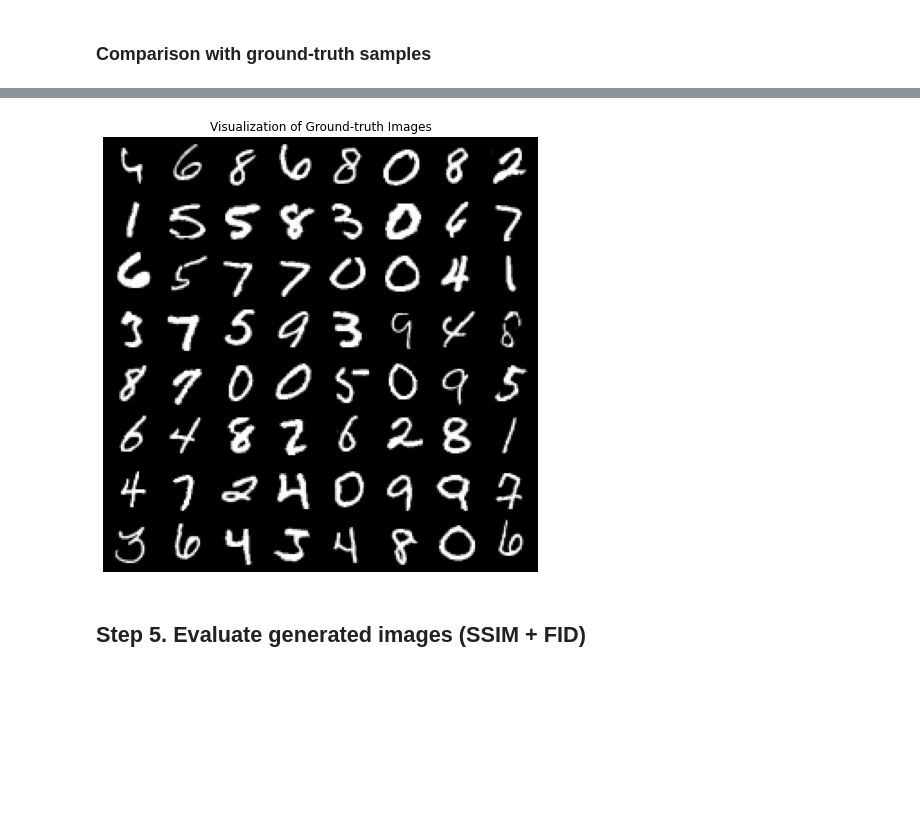
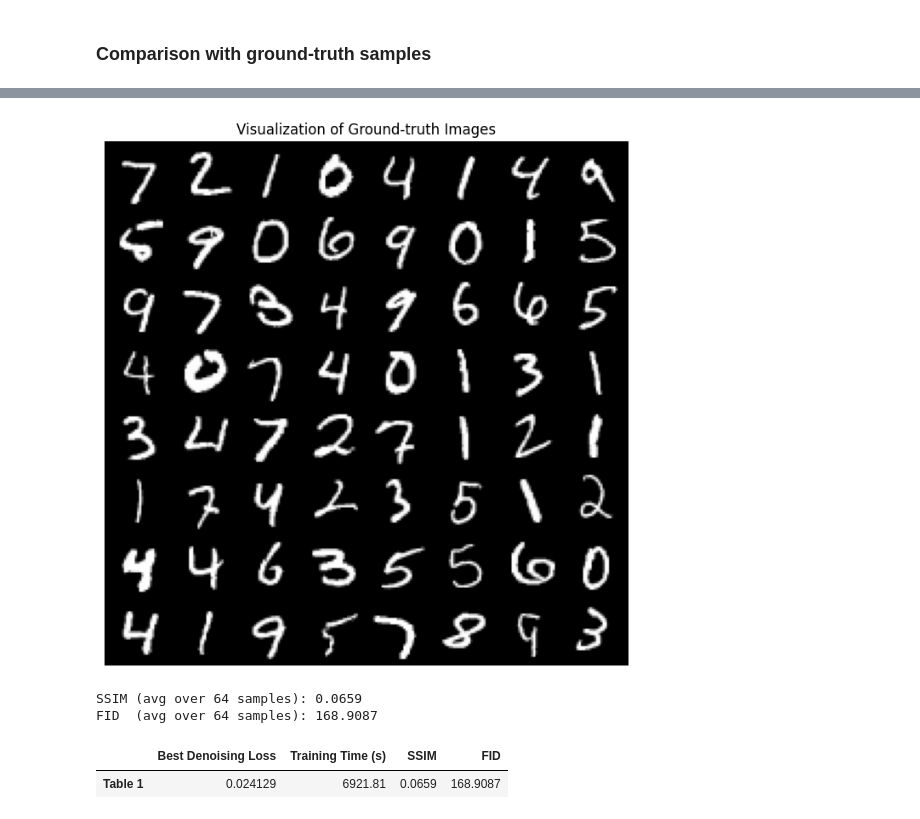
Before and after one commit to jlariola/my-first-repo, a Jupyter notebook: ddpm3_mnist.ipynb, the cells around one changed output, grey strips where cells are left out. Cells and saved outputs as stored; diff of their text form; code cells hidden in the pictures; blank space fills up the shorter version.

```diff
--- a/ddpm3_mnist.ipynb
+++ b/ddpm3_mnist.ipynb
@@ -204,10 +244,6 @@ class Diffusion(nn.Module):
         self.device = device
 
     def extract(self, a, t, x_shape):
-        """
-            from lucidrains' implementation
-                https://github.com/lucidrains/denoising-diffusion-pytorch/blob/beb2f2d8dd9b4f2bd5be4719f37082fe061ee450/denoising_diffusion_pytorch/denoising_diffusion_pytorch.py#L376
-        """
         b, *_ = t.shape
         out = a.gather(-1, t)
         return out.reshape(b, *((1,) * (len(x_shape) - 1)))
@@ -301,11 +337,11 @@ class Diffusion(nn.Module):
         return x_0, snapshots
 
 
-diffusion = Diffusion(model, image_resolution=img_size, n_times=n_timesteps,
-                      beta_minmax=beta_minmax, device=DEVICE).to(DEVICE)
+model = Diffusion(model, image_resolution=IMAGE_SIZE, n_times=NUM_TIMESTEPS,
+                      beta_minmax=BETA_MINMAX, device=device).to(device)
 
-optimizer = HNAdam(diffusion.parameters(), lr=lr)
-denoising_loss = nn.MSELoss()
+optimizer = Adam(model.parameters(), lr= LR, betas=(BETA1, BETA2), eps=EPS)
+criterion = nn.MSELoss()
 # %%
 def count_parameters(model):
     return sum(p.numel() for p in model.parameters() if p.requires_grad)
@@ -318,9 +352,9 @@ Number of model parameters:  4870913
 # %%
-diffusion.eval()
+model.eval()
 for batch_idx, (x, _) in enumerate(test_loader):
-    x = x.to(DEVICE)
-    perturbed_images, epsilon, pred_epsilon = diffusion(x)
-    perturbed_images = diffusion.reverse_scale_to_zero_to_one(perturbed_images)
+    x = x.to(device)
+    perturbed_images, epsilon, pred_epsilon = model(x)
+    perturbed_images = model.reverse_scale_to_zero_to_one(perturbed_images)
     break
 # %%
 def show_image(x, idx):
@@ -347,16 +379,18 @@ show_image(perturbed_images, idx=2)
 # %%
 print("Start training DDPMs...")
-diffusion.train()
+model.train()
+loss_history = []
+start_time = time.perf_counter()
 
-for epoch in range(epochs):
+for epoch in range(EPOCHS):
     noise_prediction_loss = 0.0
     for batch_idx, (x, _) in tqdm(enumerate(train_loader), total=len(train_loader)):
         optimizer.zero_grad(set_to_none=True)
 
-        x = x.to(DEVICE, non_blocking=cuda)
+        x = x.to(device, non_blocking=cuda)
 
-        _, epsilon, pred_epsilon = diffusion(x)
-        loss = denoising_loss(pred_epsilon, epsilon)
+        _, epsilon, pred_epsilon = model(x)
+        loss = criterion(pred_epsilon, epsilon)
 
         noise_prediction_loss += loss.item()
 
@@ -364,8 +398,13 @@ for epoch in range(epochs):
         optimizer.step()
 
     avg_loss = noise_prediction_loss / (batch_idx + 1)
+    loss_history.append(avg_loss)
     print("\tEpoch", epoch + 1, "complete!", "\tDenoising Loss: ", avg_loss)
 
+training_time_sec = time.perf_counter() - start_time
+best_loss = min(loss_history) if loss_history else float("nan")
+print(f"Training time (s): {training_time_sec:.2f}")
+print(f"Best denoising loss: {best_loss:.6f}")
 print("Finish!!")
 # %% [output]
 Start training DDPMs...
@@ -469,7 +520,7 @@ show_image(generated_images, idx=5)
 ### Comparison with ground-truth samples
 # %%
 real_batch, _ = next(iter(test_loader))
-real_batch = real_batch.to(DEVICE)
+real_batch = real_batch.to(device)
 # %%
 def draw_sample_image(x, postfix):
 
@@ -493,18 +544,13 @@ draw_sample_image(generated_images, "Generated Images")
 # %%
-draw_sample_image(real_batch[:inference_batch_size], "Ground-truth Images")
+draw_sample_image(real_batch[:EVAL_BATCH_SIZE], "Ground-truth Images")
 # %% [output]
-[figure, old version]
+[figure, new version]
-# %% [markdown]
-## Step 5. Evaluate generated images (SSIM + FID)
 # %%
-from torchmetrics.image.ssim import StructuralSimilarityIndexMeasure
-from torchmetrics.image.fid import FrechetInceptionDistance
-
-eval_count = min(inference_batch_size, generated_images.shape[0], real_batch.shape[0])
+eval_count = min(EVAL_BATCH_SIZE, generated_images.shape[0], real_batch.shape[0])
 real_eval = real_batch[:eval_count].clamp(0, 1)
 fake_eval = generated_images[:eval_count].clamp(0, 1)
 
-ssim_metric = StructuralSimilarityIndexMeasure(data_range=1.0).to(DEVICE)
+ssim_metric = StructuralSimilarityIndexMeasure(data_range=1.0).to(device)
 
 def prepare_for_fid(x):
     if x.shape[1] == 1:
@@ -512,7 +558,7 @@ def prepare_for_fid(x):
     x = F.interpolate(x, size=(299, 299), mode="bilinear", align_corners=False)
     return x
 
-fid_metric = FrechetInceptionDistance(feature=2048, normalize=True).to(DEVICE)
+fid_metric = FrechetInceptionDistance(feature=2048, normalize=True).to(device)
 real_fid = prepare_for_fid(real_eval)
 fake_fid = prepare_for_fid(fake_eval)
 
@@ -524,3 +570,28 @@ with torch.no_grad():
 
 print(f"SSIM (avg over {eval_count} samples): {ssim_score:.4f}")
 print(f"FID  (avg over {eval_count} samples): {fid_score:.4f}")
+# %% [output]
+SSIM (avg over 64 samples): 0.0659
+FID  (avg over 64 samples): 168.9087
+# %%
+table1 = pd.DataFrame(
+    {
+        "Best Denoising Loss": [best_loss],
+        "Training Time (s)": [training_time_sec],
+        "SSIM": [ssim_score],
+        "FID": [fid_score],
+    },
+    index=["Table 1"],
+)
+table1 = table1.round(
+    {
+        "Best Denoising Loss": 6,
+        "Training Time (s)": 2,
+        "SSIM": 4,
+        "FID": 4,
+    }
+)
+table1
+# %% [output]
+|  | Best Denoising Loss | Training Time (s) | SSIM | FID |
+| Table 1 | 0.024129 | 6921.81 | 0.0659 | 168.9087 |
```
Also changed, not shown: parts of 36 cells of this notebook, 1 other file.
